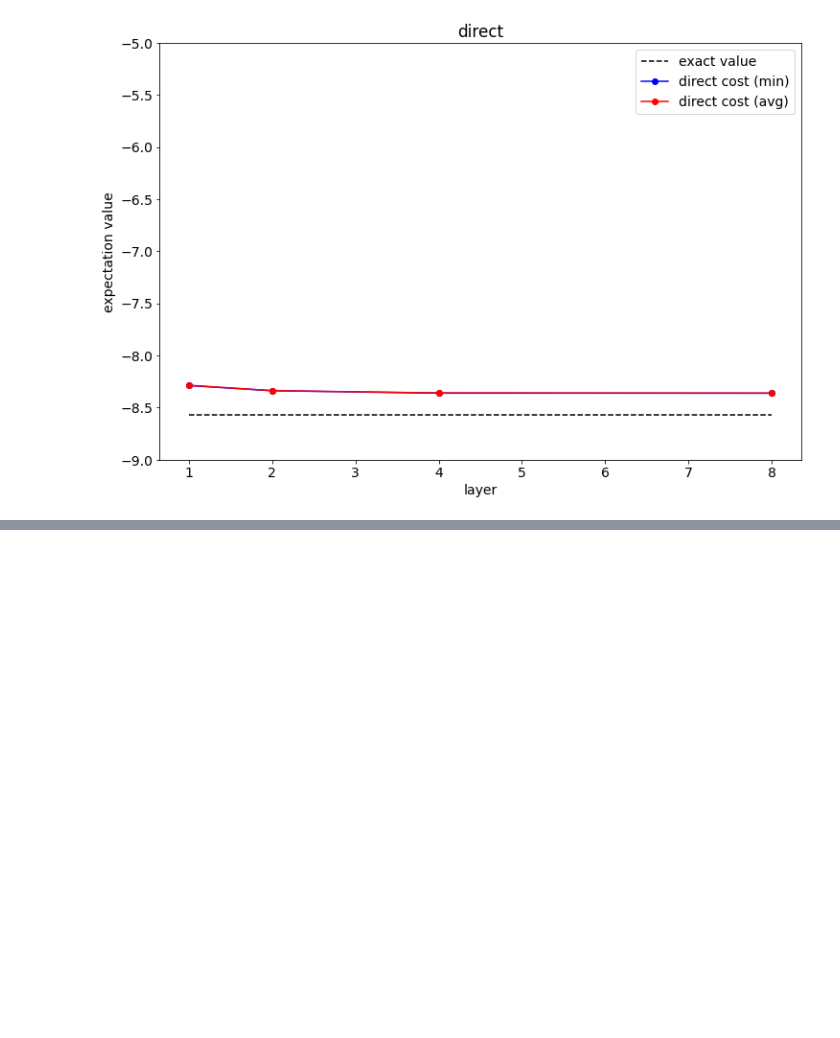
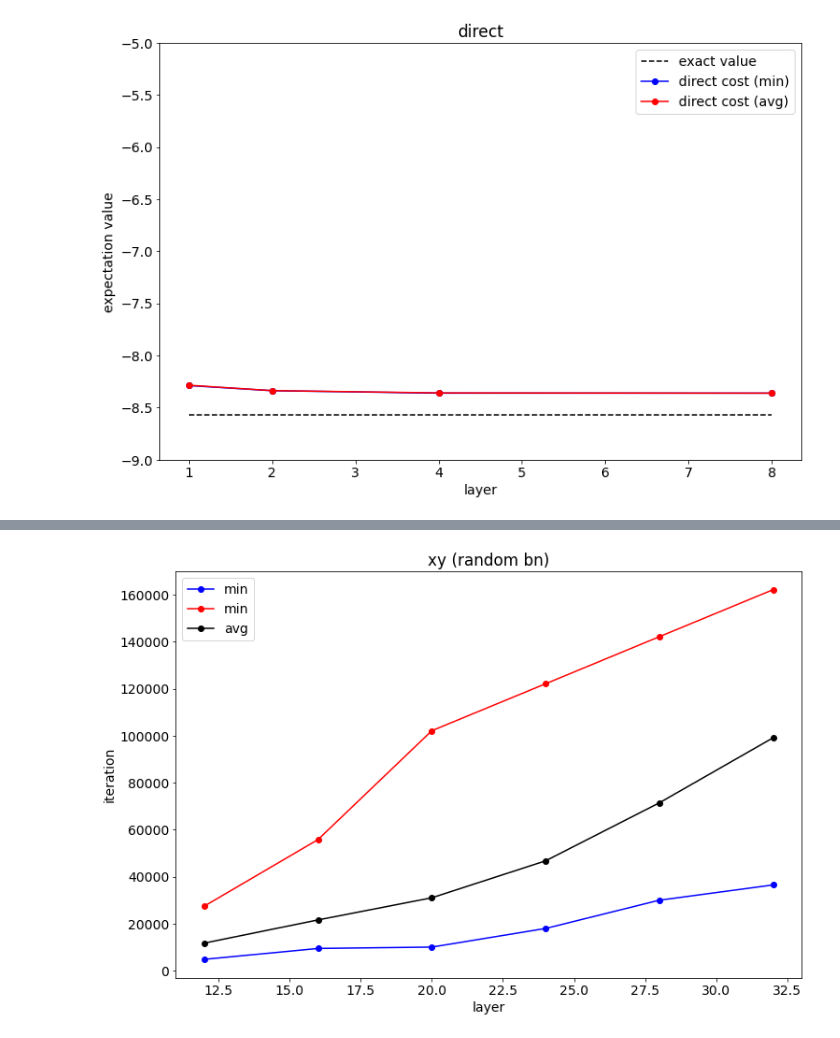
Before and after one commit to tanan/qsimu, a Jupyter notebook: qulacs/vqe_ising/vqe results.ipynb, the cells around one changed output, grey strips where cells are left out. Saved outputs shown, nothing was run; the diff lists cells and outputs as text; code cells hidden in the pictures; blank space fills up the shorter version.

```diff
--- a/qulacs/vqe_ising/vqe results.ipynb
+++ b/qulacs/vqe_ising/vqe results.ipynb
@@ -176,0 +221,9 @@ random_results
+# %%
+create_iteration_graph("xy (random bn)")
+plt.plot(plot_list['indirect_xy-depth'], plot_list['indirect_xy-iter-min'], marker='o', color='blue', label='min')
+plt.plot(plot_list['indirect_xy-depth'], plot_list['indirect_xy-iter-max'], marker='o', color='red', label='min')
+plt.plot(plot_list['indirect_xy-depth'], plot_list['indirect_xy-iter-mean'], marker='o', color='black', label='avg')
+plt.legend()
+plt.savefig('image/xy_random_bn_iteration.png')
+# %% [output]
+[figure, added]
```
Also changed, not shown: parts of 9 cells of this notebook, 2 other files.
